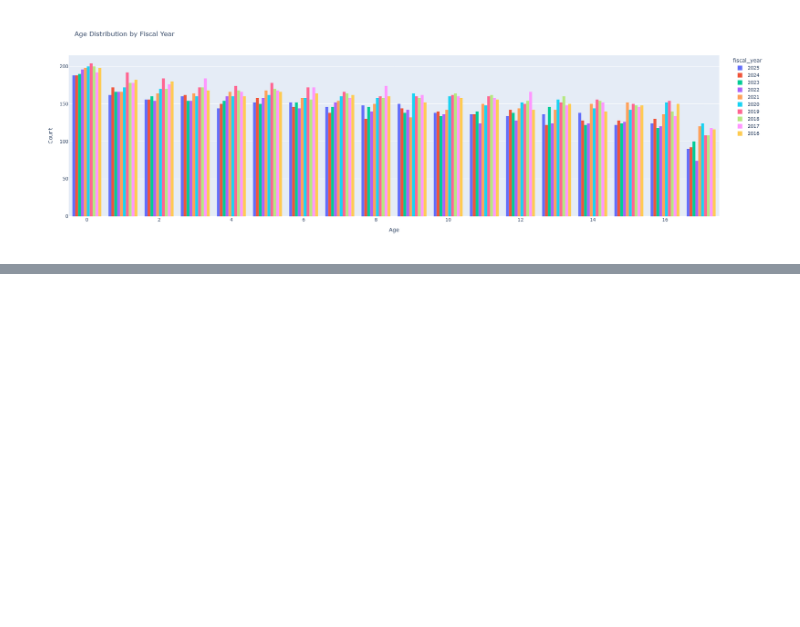
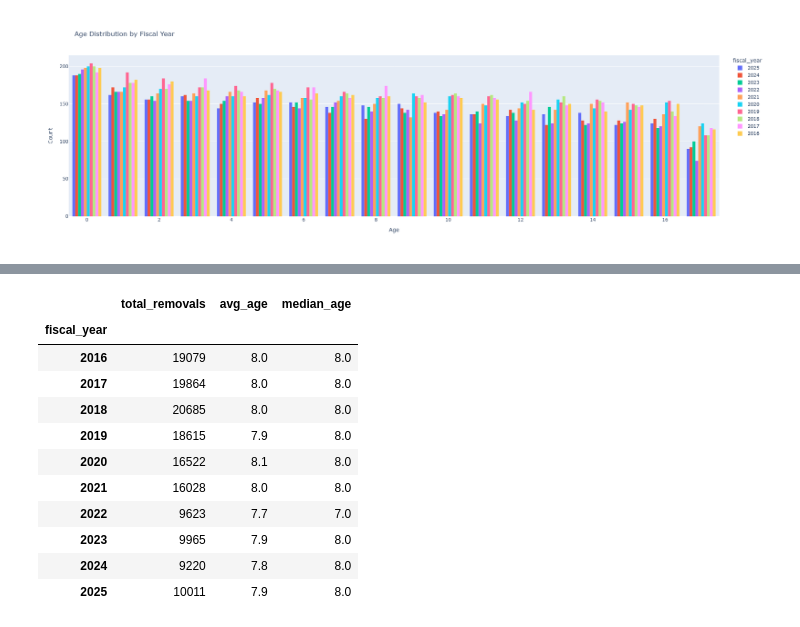
Before and after one commit to ahendrix83/data-analyst-portfolio, a Jupyter notebook: project1-eda/eda.ipynb, the cells around one changed output, grey strips where cells are left out. Drawn from its saved outputs; the diff is of its cells as text; code cells hidden in the pictures; blank space fills up the shorter version.

```diff
--- a/project1-eda/eda.ipynb
+++ b/project1-eda/eda.ipynb
@@ -259,0 +276,24 @@ fig.show()
+# %%
+# how age has changed over time
+summary_age_df = df.groupby('fiscal_year').agg(
+    total_removals=('removals', 'sum'),
+    average_age=('age', 'mean'),
+    median_age=('age', 'median')
+)
+
+summary_age_df['avg_age'] = summary_age_df['average_age'].round(1)
+
+summary_age_df[['total_removals', 'avg_age', 'median_age']]
+# %% [output]
+|  | total_removals | avg_age | median_age |
+| fiscal_year |  |  |  |
+| 2016 | 19079 | 8.0 | 8.0 |
+| 2017 | 19864 | 8.0 | 8.0 |
+| 2018 | 20685 | 8.0 | 8.0 |
+| 2019 | 18615 | 7.9 | 8.0 |
+| 2020 | 16522 | 8.1 | 8.0 |
+| 2021 | 16028 | 8.0 | 8.0 |
+| 2022 | 9623 | 7.7 | 7.0 |
+| 2023 | 9965 | 7.9 | 8.0 |
+| 2024 | 9220 | 7.8 | 8.0 |
+| 2025 | 10011 | 7.9 | 8.0 |
```
Also changed, not shown: parts of 20 cells of this notebook, 1 other file.
